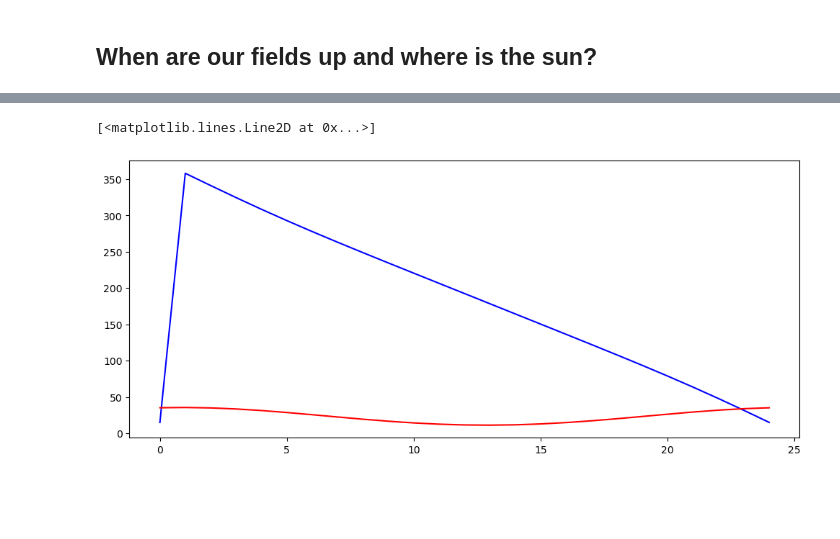
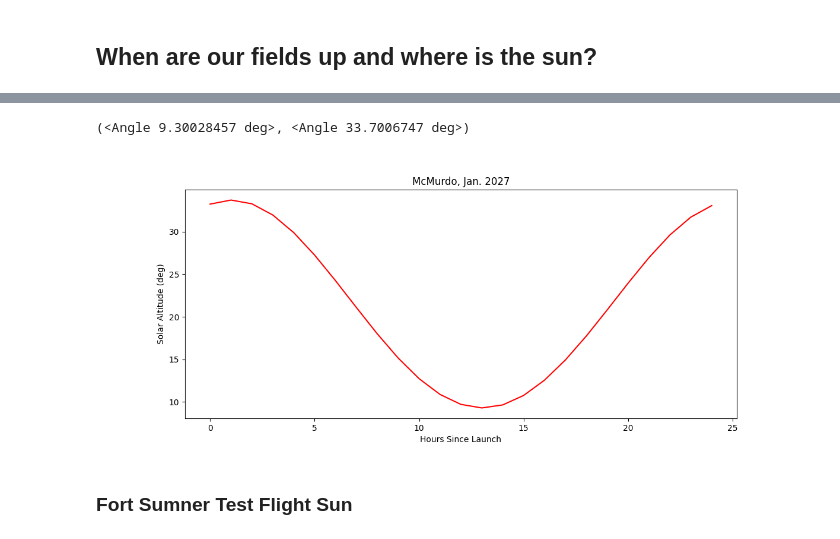
Before and after one commit to tim-balloon/tim-memos, a Jupyter notebook: TIM_VisibilityCalculator.ipynb, the cells around one changed output, grey strips where cells are left out. Saved outputs shown, nothing was run; the diff lists cells and outputs as text; code cells hidden in the pictures; blank space fills up the shorter version.

```diff
--- a/TIM_VisibilityCalculator.ipynb
+++ b/TIM_VisibilityCalculator.ipynb
@@ -23,4 +25,5 @@ Wall time: 48.9 ms
 %%time
 sun = SkyCoord(ra=sun_body.ra, dec=sun_body.dec, obstime=times, location=mcmurdo)
 sun_altaz = sun.transform_to('altaz')
+sun_altaz.name = 'Sun'
 # %% [output]
@@ -187,8 +282,15 @@ plt.savefig('polar_view.png')
 # %%
 fig = plt.figure(figsize=(12,5))
 ax = fig.add_subplot(1, 1, 1)
-ax.plot(t_hr, sun_altaz.az, label='Az', color='blue')
+# ax.plot(t_hr, sun_altaz.az, label='Az', color='blue')
 ax.plot(t_hr, sun_altaz.alt, label='Alt', color='red')
+ax.set_title('McMurdo, Jan. 2027')
+ax.set_xlabel('Hours Since Launch')
+ax.set_ylabel('Solar Altitude (deg)')
+
+sun_altaz.alt.min(), sun_altaz.alt.max()
 # %% [output]
-[<matplotlib.lines.Line2D at 0x...>]
+(<Angle 9.30028457 deg>, <Angle 33.7006747 deg>)
-[figure, old version]
+[figure, new version]
+# %% [markdown]
+### Fort Sumner Test Flight Sun
```
Also changed, not shown: parts of 19 cells of this notebook, 1 other file.
